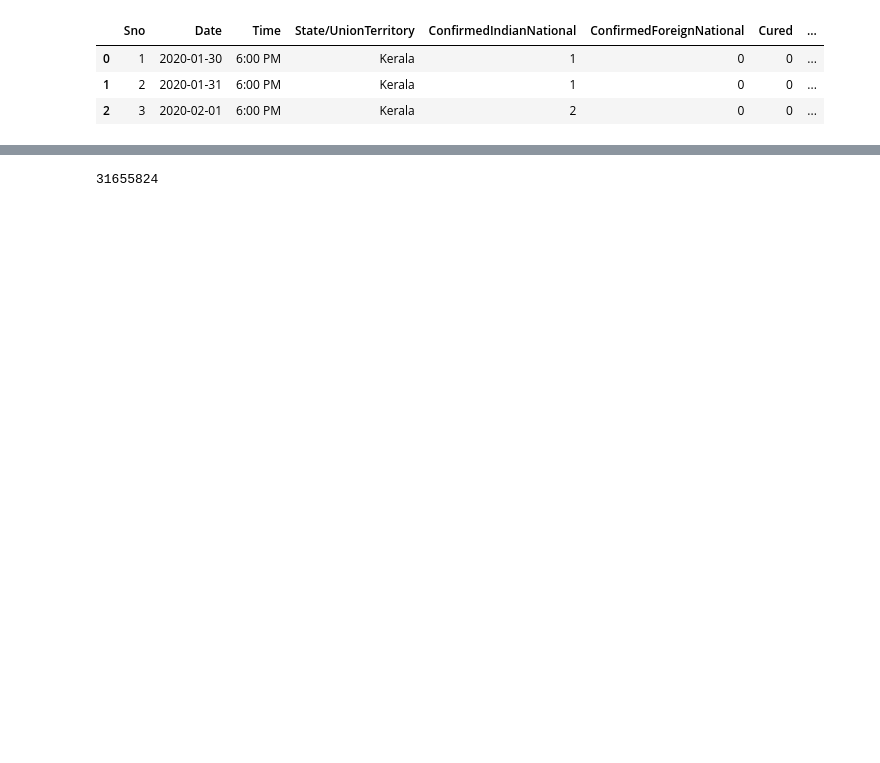
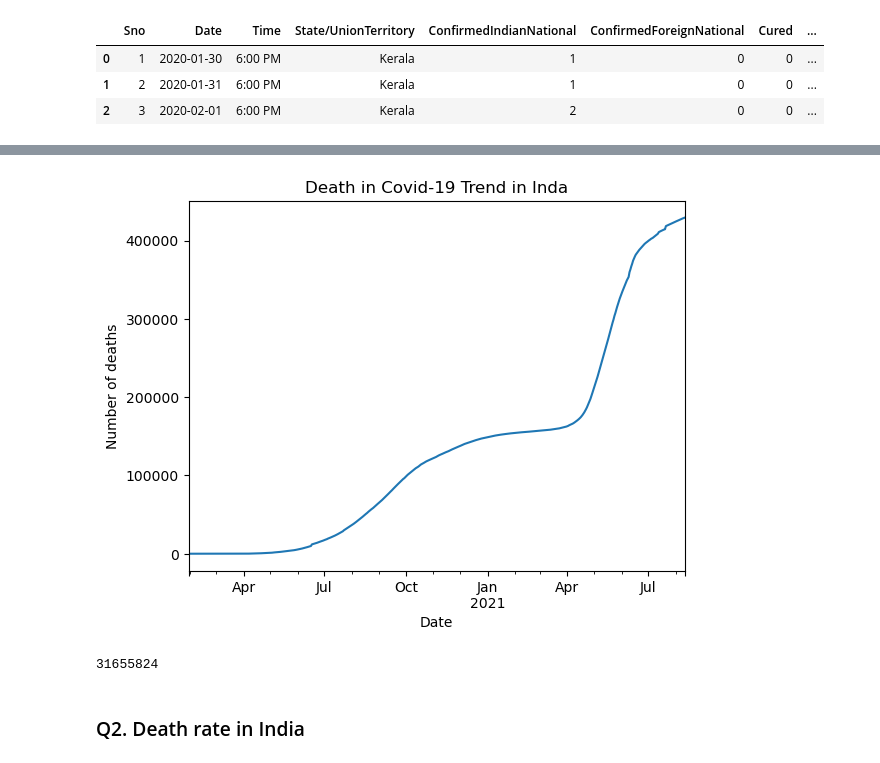
Before and after one commit to Udit8158/Data_Science_Learning, a Jupyter notebook: Projects/02_covid_19_india_eda/covid_19_india_eda.ipynb, the cells around one changed output, grey strips where cells are left out. Drawn from its saved outputs; the diff is of its cells as text; code cells hidden in the pictures; blank space fills up the shorter version.

Commit message:
Finishing the Covid-19 EDA Project

```diff
--- a/Projects/02_covid_19_india_eda/covid_19_india_eda.ipynb
+++ b/Projects/02_covid_19_india_eda/covid_19_india_eda.ipynb
@@ -104,5 +104,7 @@ df.head(3)
 | 2 | 3 | 2020-02-01 | 6:00 PM | Kerala | 2 | 0 | 0 | ... |
 # %%
 total_confirm_cases_date_wise = df.groupby('Date')['Confirmed'].sum()
+# %%
+total_confirm_deaths_date_wise = df.groupby('Date')['Deaths'].sum()
 # %%
 total_confirm_cases_date_wise.plot(title='Trend of total confirmed corona cases in India',
@@ -113,4 +116,13 @@ total_confirm_cases_date_wise.plot(title='Trend of total confirmed corona cases
+# %%
+total_confirm_deaths_date_wise.plot(
+    title='Death in Covid-19 Trend in Inda',
+    ylabel='Number of deaths'
+);
+# %% [output]
+[figure, added]
 # %%
 df[df['Date'] == '2021-08'].Confirmed.sum() # total cases in india in 2021-august -> 3.1 cr
 # %% [output]
 31655824
+# %% [markdown]
+### Q2. Death rate in India
```
Also changed, not shown: parts of 30 cells of this notebook.
